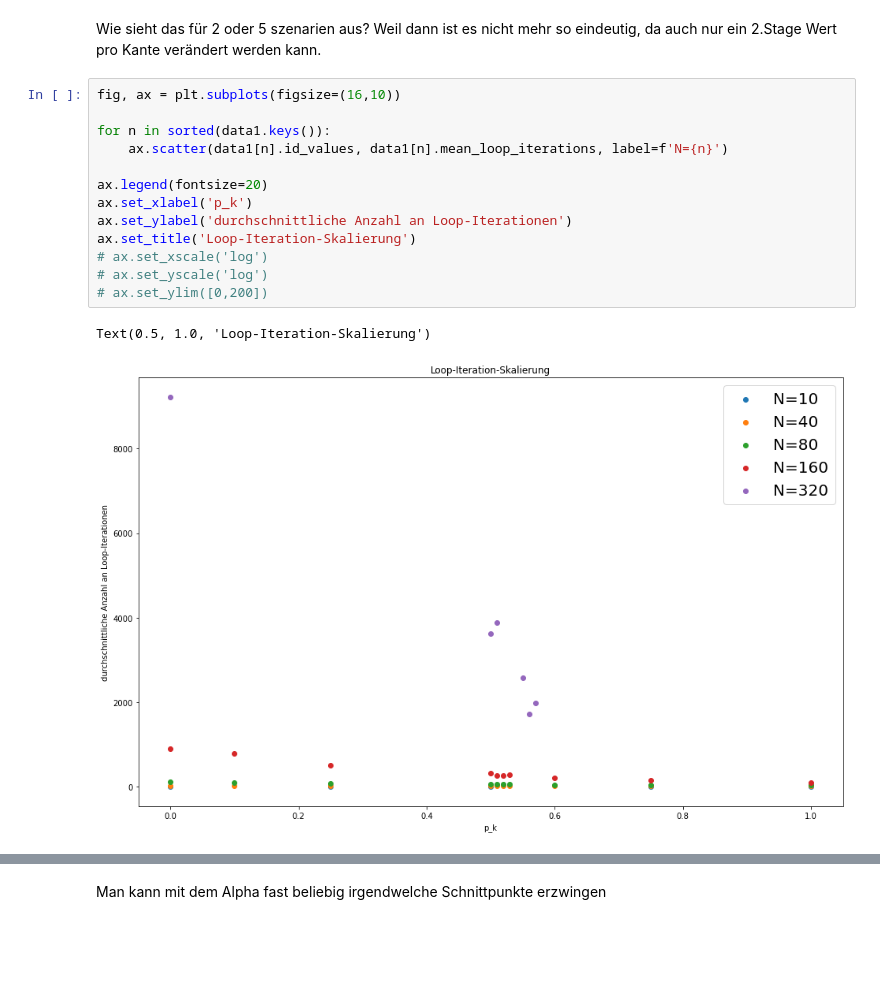
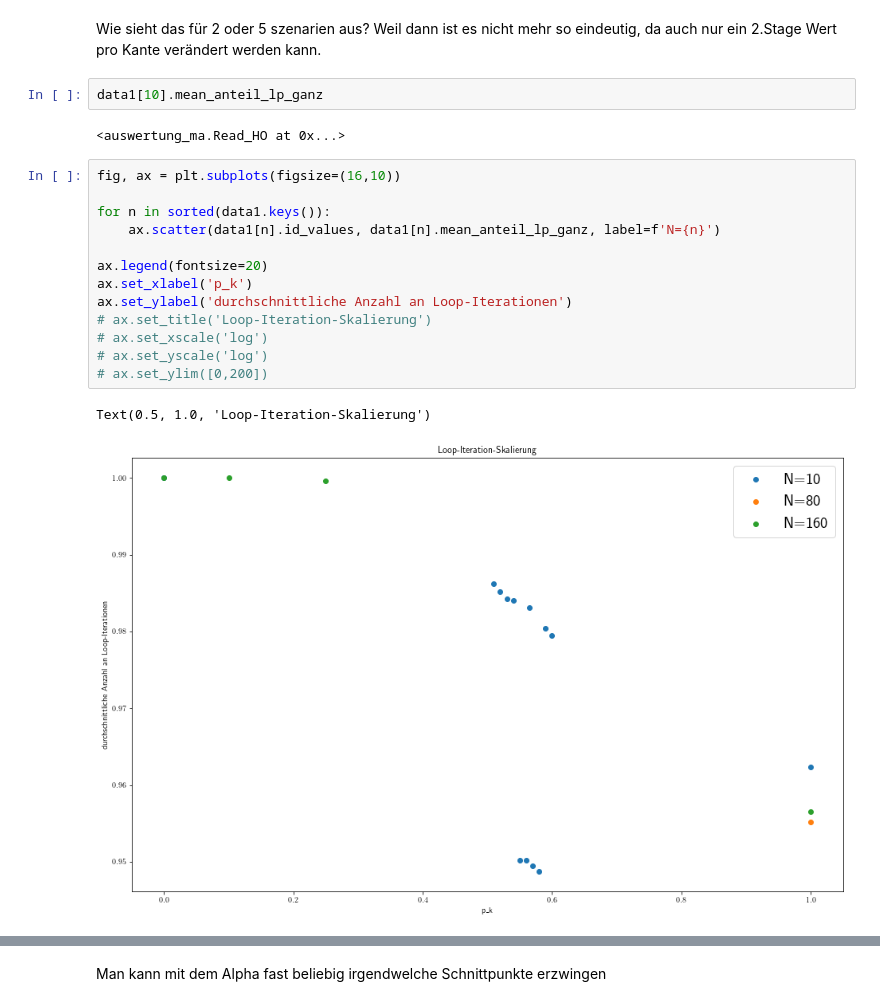
Before and after one commit to T3K14/Masterarbeit-Auswertung, a Jupyter notebook: KFC2.ipynb, the cells around one changed output, grey strips where cells are left out. Cells and saved outputs as stored; diff of their text form; blank space fills up the shorter version.

```diff
--- a/KFC2.ipynb
+++ b/KFC2.ipynb
@@ -112,19 +110,23 @@ Ab einem bestimmten Prozentsatz an Kanten, die ich verändere, wird das Problem
 Je größer das System wird, desto mehr Kanten hab ich auch. Wenn weniger als 50% aller Kanten verändert werden, dann gilt für die Mehrheit der Kanten noch, dass sie in der ersten Stage 1 und in der 2. 2 Kosten. Es ist die Frage, ob die dann immer genommen werden oder nicht? Es gibt ja auch Kanten, die billiger werden. Reichen diese in Kombination mit den unveränderten immer aus, um einen min Spannbaum komplett in der ersten Phase zu bauen? Vielleicht ist der kritische Punkt aber auch etwas hinter 0.5?
 # %% [markdown]
 Wie sieht das für 2 oder 5 szenarien aus? Weil dann ist es nicht mehr so eindeutig, da auch nur ein 2.Stage Wert pro Kante verändert werden kann.
+# %%
+data1[10].mean_anteil_lp_ganz
+# %% [output]
+<auswertung_ma.Read_HO at 0x...>
 # %%
 fig, ax = plt.subplots(figsize=(16,10))
 
 for n in sorted(data1.keys()):
-    ax.scatter(data1[n].id_values, data1[n].mean_loop_iterations, label=f'N={n}')
+    ax.scatter(data1[n].id_values, data1[n].mean_anteil_lp_ganz, label=f'N={n}')
 
 ax.legend(fontsize=20)
 ax.set_xlabel('p_k')
 ax.set_ylabel('durchschnittliche Anzahl an Loop-Iterationen')
-ax.set_title('Loop-Iteration-Skalierung')
+# ax.set_title('Loop-Iteration-Skalierung')
 # ax.set_xscale('log')
 # ax.set_yscale('log')
 # ax.set_ylim([0,200])
 # %% [output]
 Text(0.5, 1.0, 'Loop-Iteration-Skalierung')
-[figure, old version]
+[figure, new version]
```
Also changed, not shown: parts of 69 cells of this notebook, 15 other files.
